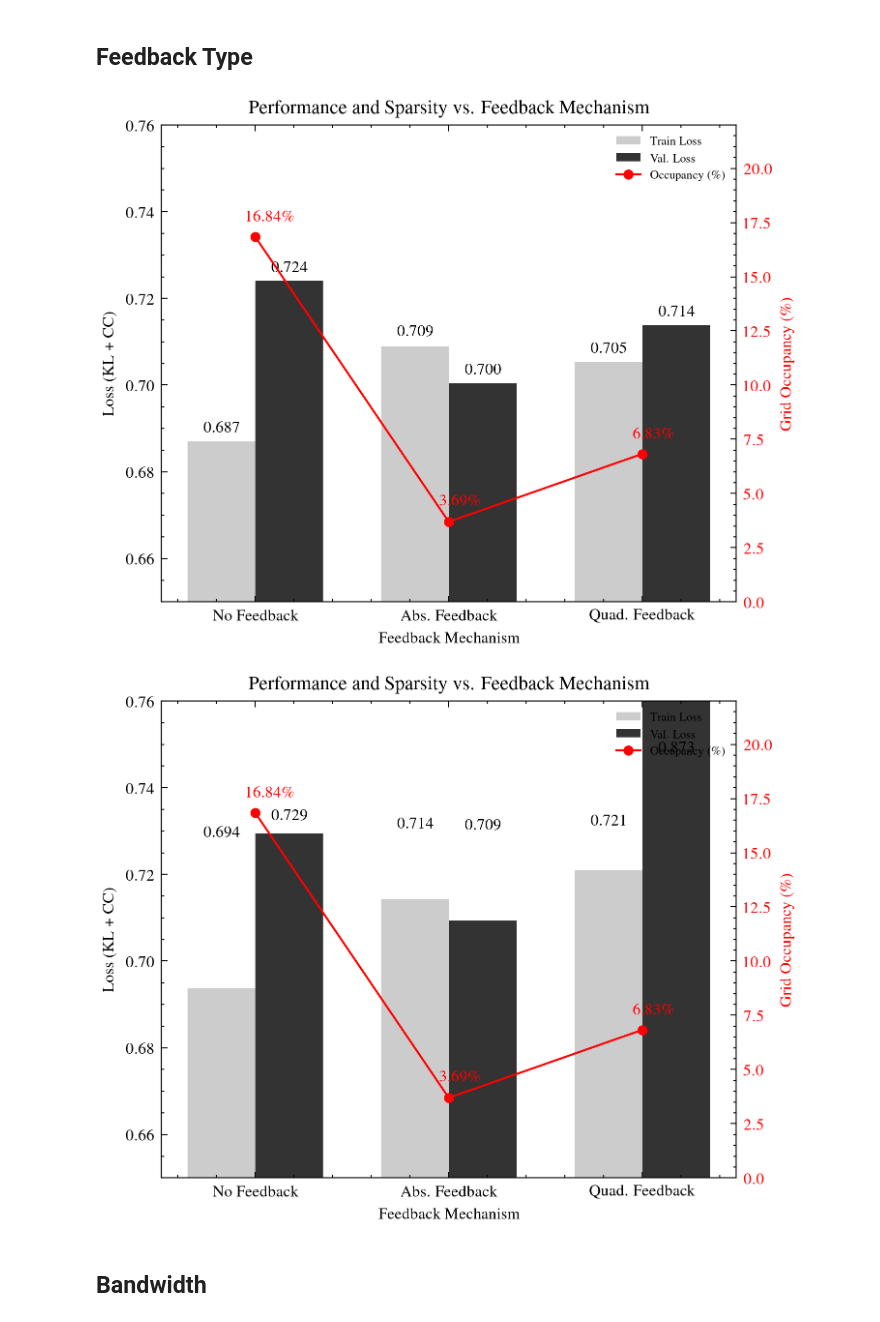
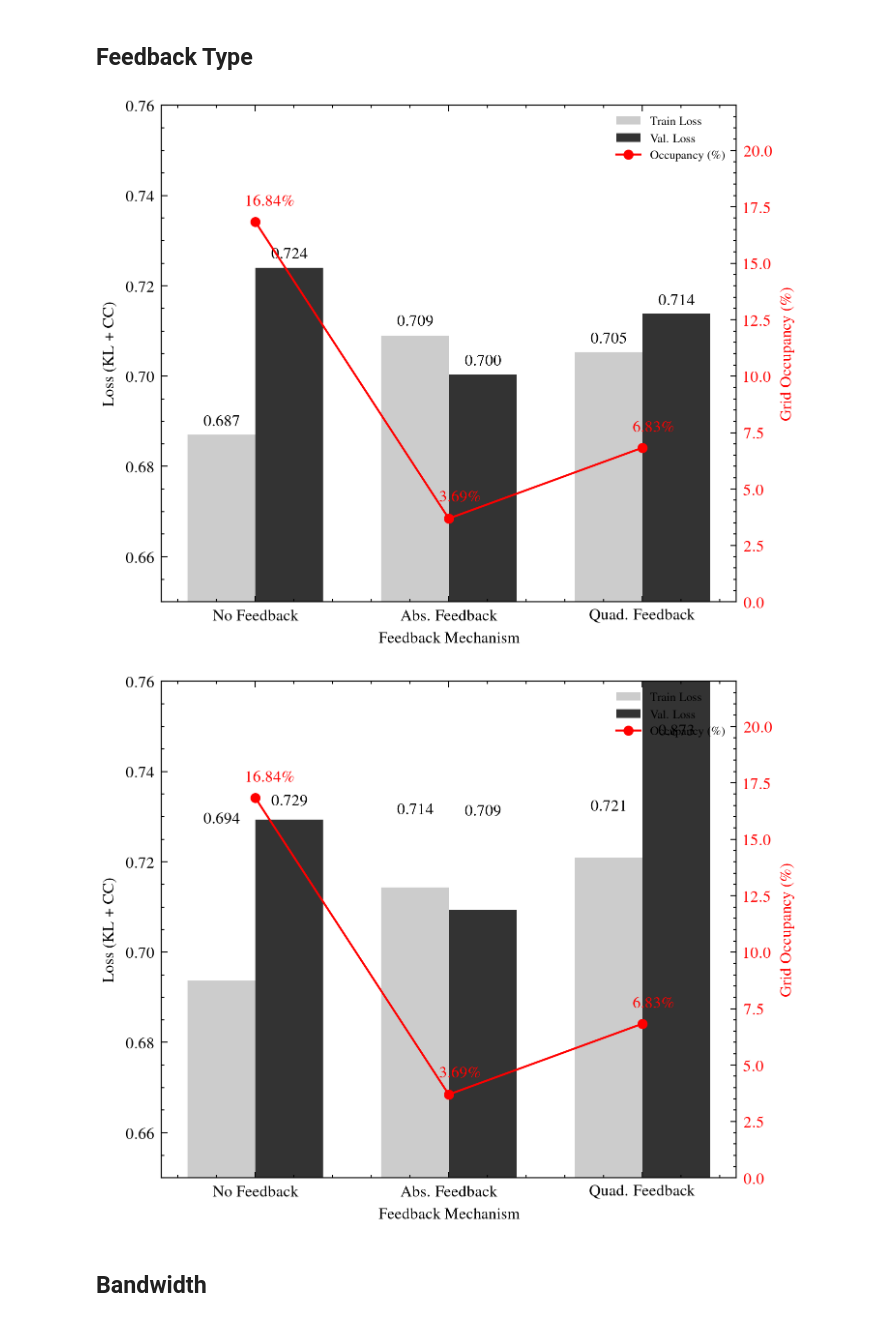
Before and after one commit to mlewandowski0/sillicon-retina, a Jupyter notebook: paper-figures/analysis_saliency.ipynb, the cells around one changed output. Saved outputs shown, nothing was run; the diff lists cells and outputs as text; code cells hidden in the pictures.

Commit message:
updated plots

```diff
--- a/paper-figures/analysis_saliency.ipynb
+++ b/paper-figures/analysis_saliency.ipynb
@@ -347,12 +349,12 @@ lines_1, labels_1 = ax1.get_legend_handles_labels()
 lines_2, labels_2 = ax2.get_legend_handles_labels()
 ax1.legend(lines_1 + lines_2, labels_1 + labels_2, loc='upper right', fontsize='6')
 
-plt.title('Performance and Sparsity vs. Feedback Mechanism')
+#plt.title('Performance and Sparsity vs. Feedback Mechanism')
 fig.tight_layout()
 plt.savefig('feedback_comparison_detailed.png')
 plt.show()
 # %% [output]
-[figure, old version]
+[figure, new version]
 # %%
 import matplotlib.pyplot as plt
 import scienceplots
@@ -420,35 +422,35 @@ def autolabel(rects, ax_target):
                     xytext=(0, 3),
                     textcoords="offset points",
                     ha='center', va='bottom', fontsize=8,
                     zorder=100) # High zorder to stay on top
 
 autolabel(rects1, ax1)
 autolabel(rects2, ax1)
 
 # Add text labels next to data points for Occupancy
 for i, txt in enumerate(grids_occupancy):
     ax2.annotate(f'{txt:.2f}\%',
                  (x[i]-0.1, grids_occupancy[i] + 0.9),
                  xytext=(5, 0),
                  textcoords='offset points',
                  va='center', color='C1', weight='bold', fontsize=8,
                  zorder=101)
 
 ax2.set_ylabel('Grid Occupancy (\%)', color='C1')
 ax2.set_ylim(0, 22)
 ax2.tick_params(axis='y', labelcolor='C1')
 
 # Unified Legend
 lines_1, labels_1 = ax1.get_legend_handles_labels()
 lines_2, labels_2 = ax2.get_legend_handles_labels()
 ax1.legend(lines_1 + lines_2, labels_1 + labels_2, loc='upper right', fontsize='6')
 
-plt.title('Performance and Sparsity vs. Feedback Mechanism')
+#plt.title('Performance and Sparsity vs. Feedback Mechanism')
 fig.tight_layout()
 plt.savefig('feedback_comparison_detailed_3.png')
 plt.show()
 # %% [output]
-[figure, old version]
+[figure, new version]
 # %% [markdown]
 ## Bandwidth
 # %%
```
Also changed, not shown: parts of 9 cells of this notebook, 10 other files.
